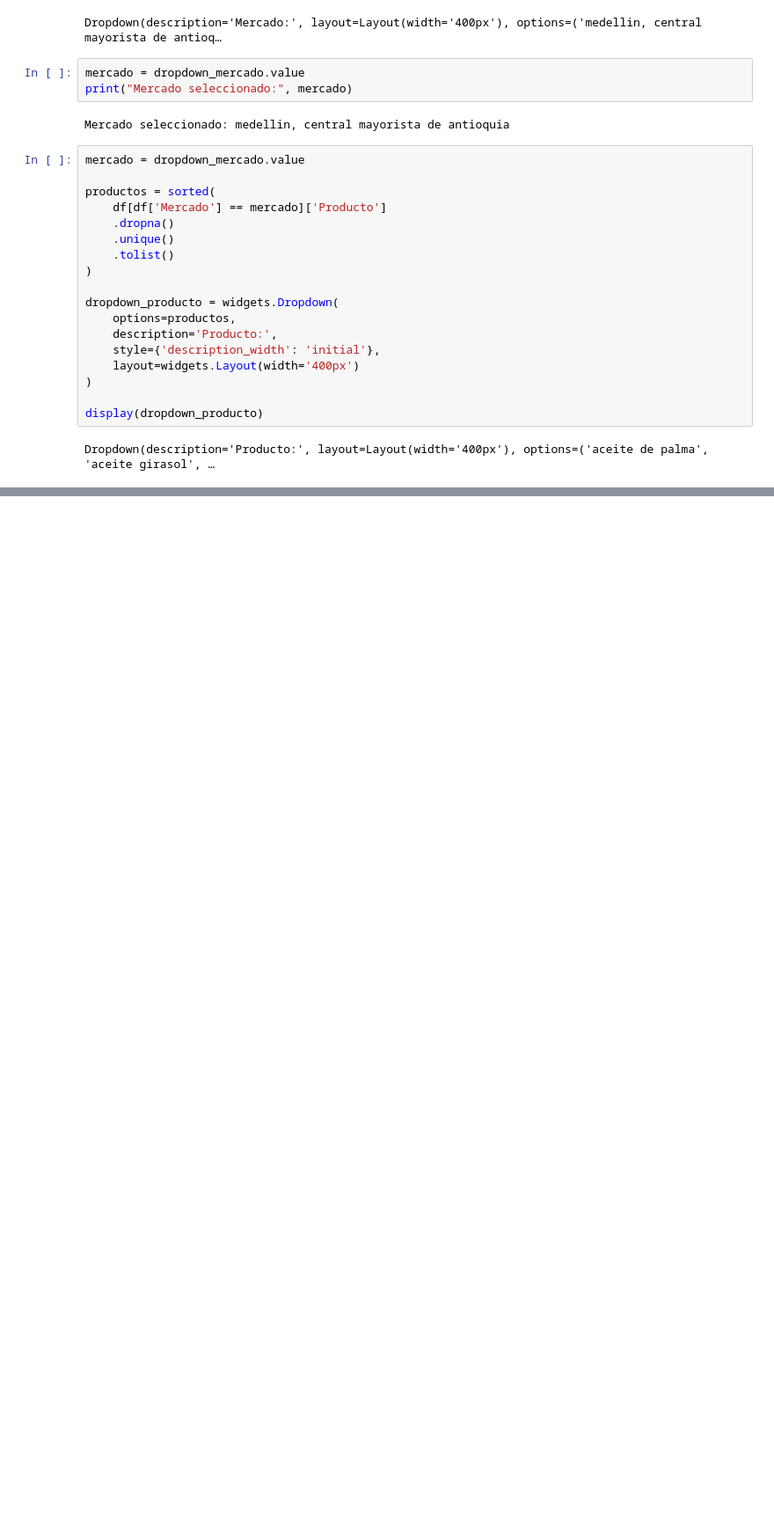
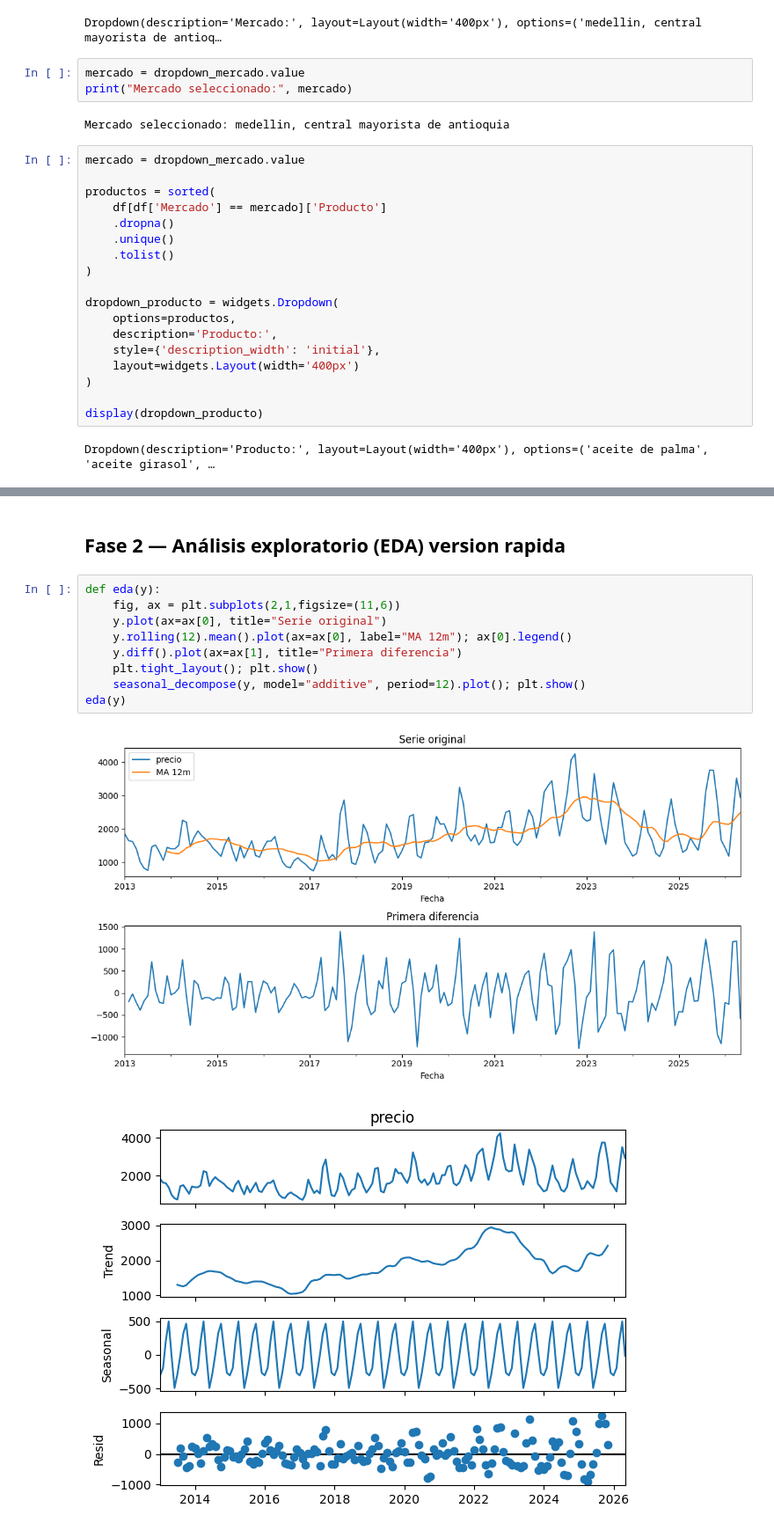
Before and after one commit to daniel-barona/Analisis_de_datos_sipsa, a Jupyter notebook: 00_descargas.ipynb, the cells around one changed output, grey strips where cells are left out. Shown at 88% size. Saved outputs shown, nothing was run; the diff lists cells and outputs as text; blank space fills up the shorter version.

```diff
--- a/00_descargas.ipynb
+++ b/00_descargas.ipynb
@@ -2452,0 +2203,14 @@ plt.show()
+# %% [markdown]
+## Fase 2 — Análisis exploratorio (EDA) version rapida
+# %%
+def eda(y):
+    fig, ax = plt.subplots(2,1,figsize=(11,6))
+    y.plot(ax=ax[0], title="Serie original")
+    y.rolling(12).mean().plot(ax=ax[0], label="MA 12m"); ax[0].legend()
+    y.diff().plot(ax=ax[1], title="Primera diferencia")
+    plt.tight_layout(); plt.show()
+    seasonal_decompose(y, model="additive", period=12).plot(); plt.show()
+eda(y)
+# %% [output]
+[figure, added]
+[figure, added]
```
Also changed, not shown: parts of 44 cells of this notebook.
